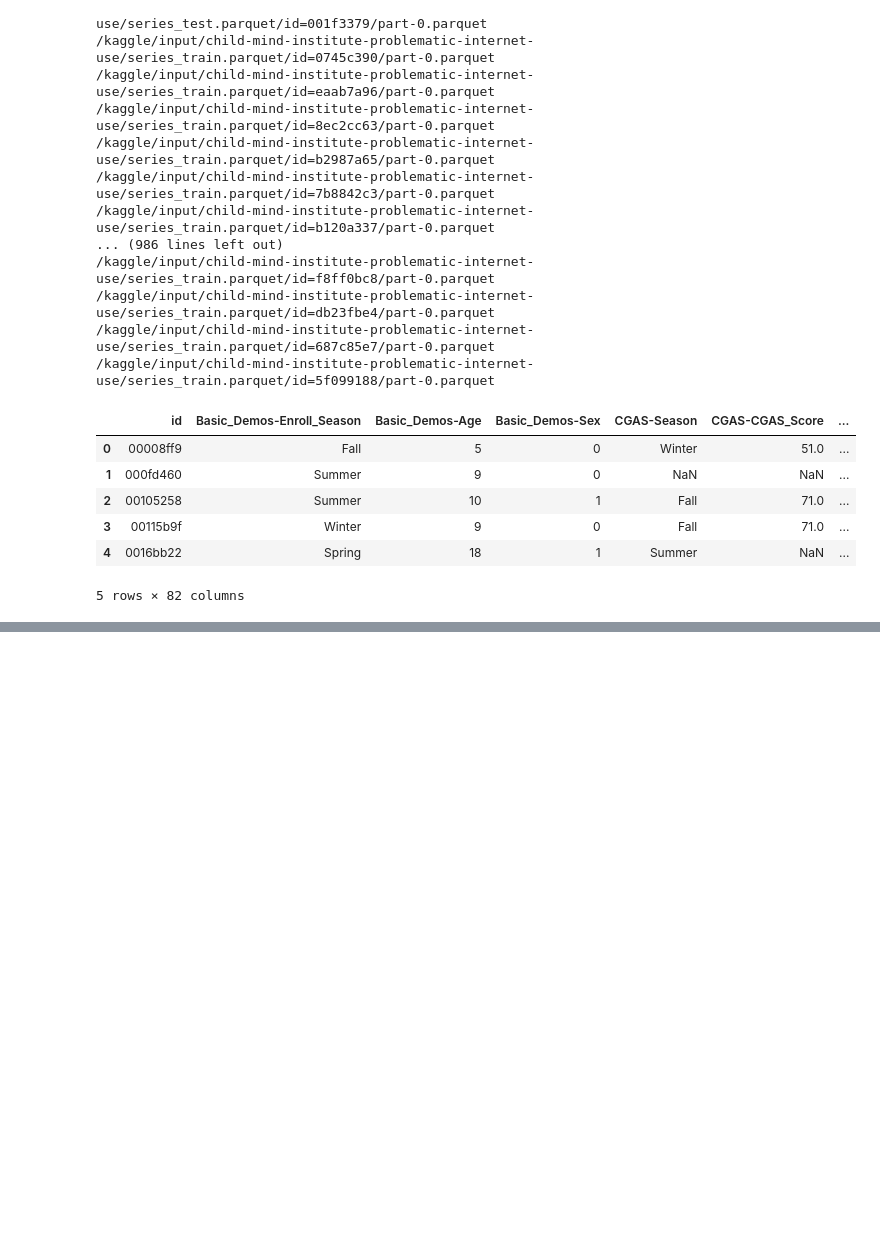
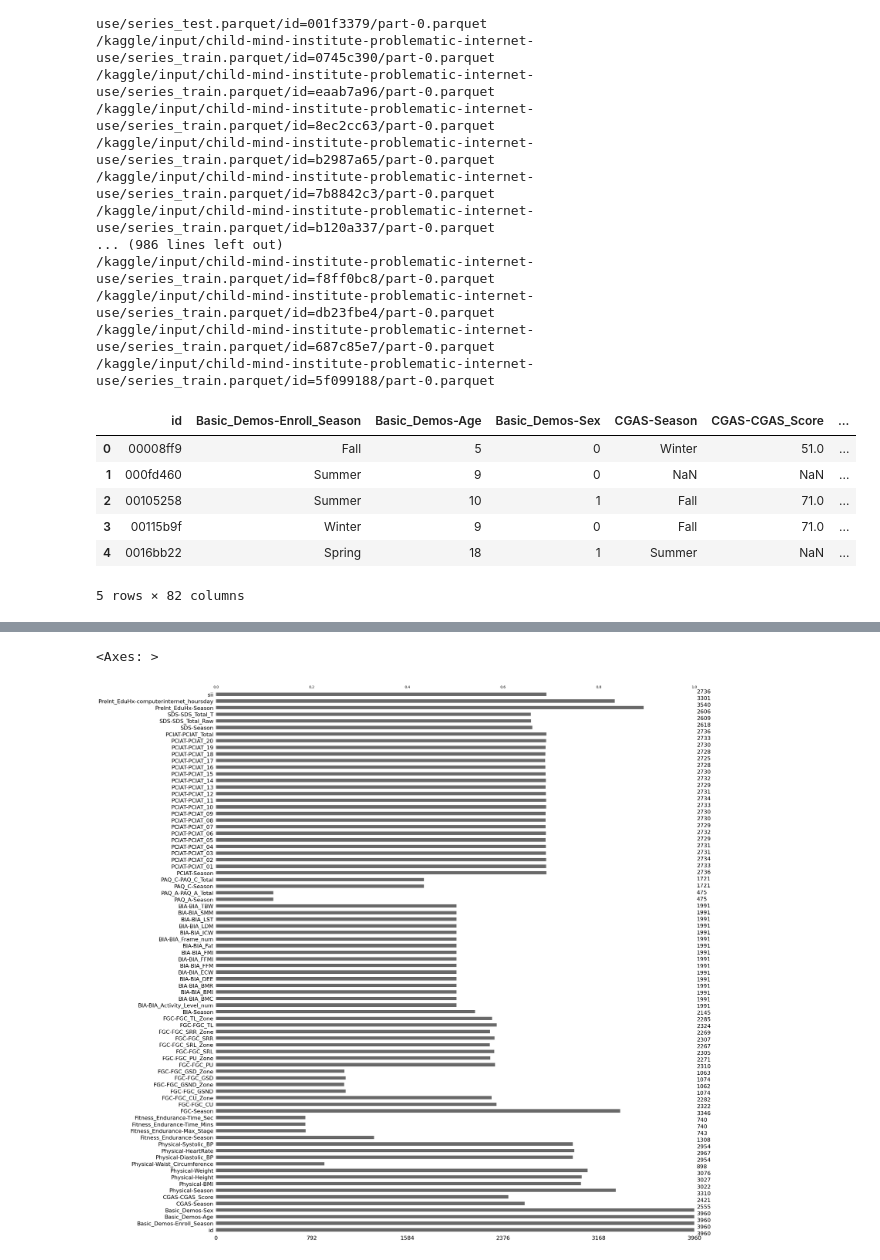
Before and after one commit to dkmachinelearning/dkmachinelearning, a Jupyter notebook: notebook8616b143ee.ipynb, the cells around one changed output, grey strips where cells are left out. Saved outputs shown, nothing was run; the diff lists cells and outputs as text; code cells hidden in the pictures; blank space fills up the shorter version.

```diff
--- a/notebook8616b143ee.ipynb
+++ b/notebook8616b143ee.ipynb
@@ -136,0 +203,5 @@ AttributeError: module 'numba' has no attribute 'generated_jit'
+# %%
+msno.bar(train)
+# %% [output]
+<Axes: >
+[figure, added]
```
Also changed, not shown: parts of 19 cells of this notebook.
